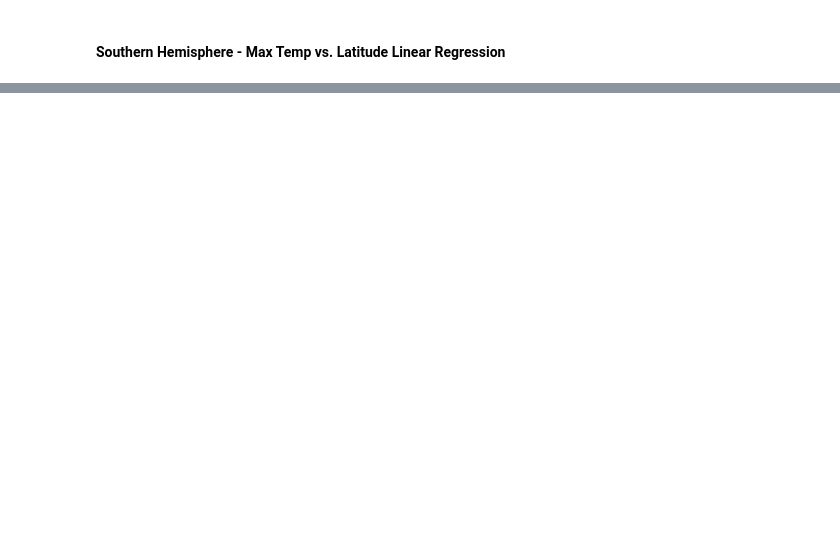
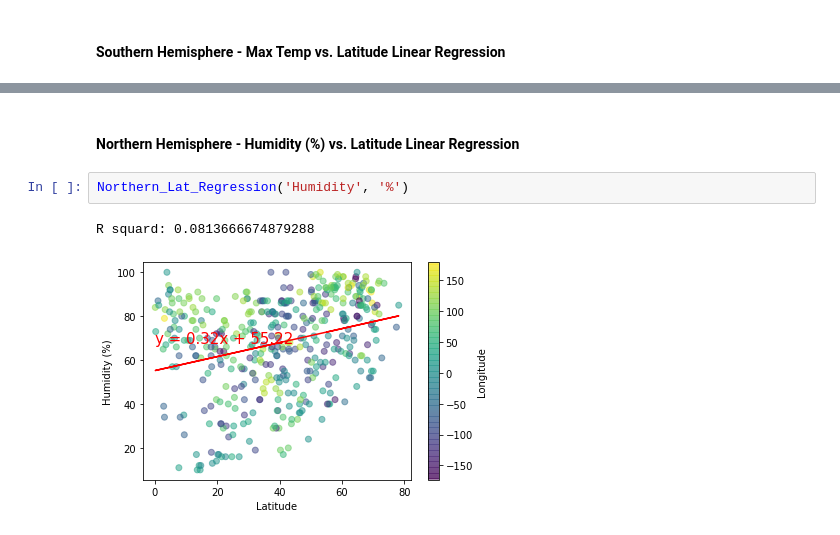
Before and after one commit to TreyWarren/python-api-challenge, a Jupyter notebook: WeatherPy.ipynb, the cells around one changed output, grey strips where cells are left out. Cells and saved outputs as stored; diff of their text form; blank space fills up the shorter version.

```diff
--- a/WeatherPy.ipynb
+++ b/WeatherPy.ipynb
@@ -252,0 +270,7 @@ R squard: 0.6816691541672926
+# %% [markdown]
+####  Northern Hemisphere - Humidity (%) vs. Latitude Linear Regression
+# %%
+Northern_Lat_Regression('Humidity', '%')
+# %% [output]
+R squard: 0.0813666674879288
+[figure, added]
```
Also changed, not shown: parts of 31 cells of this notebook, 15 other files.
